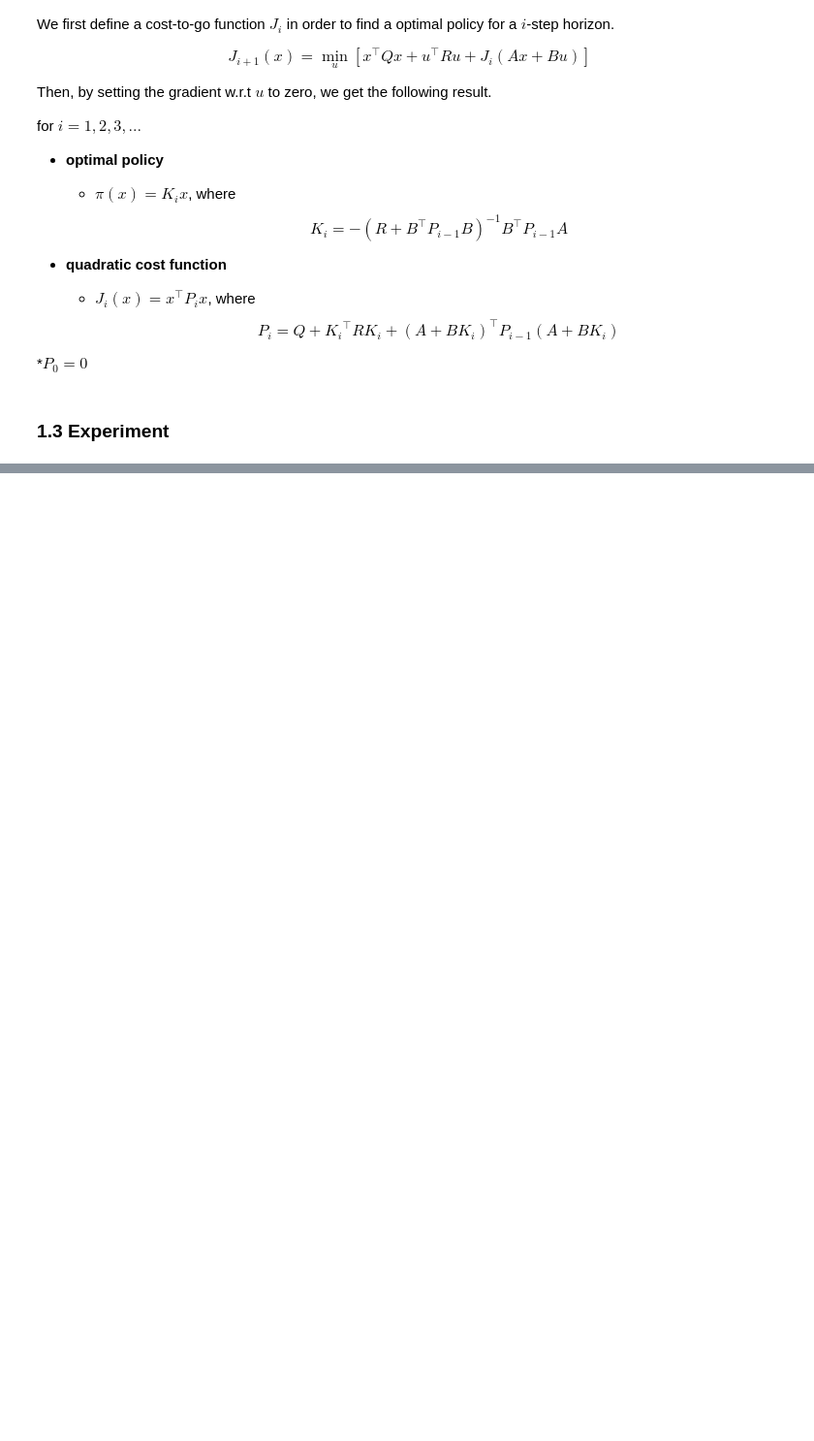
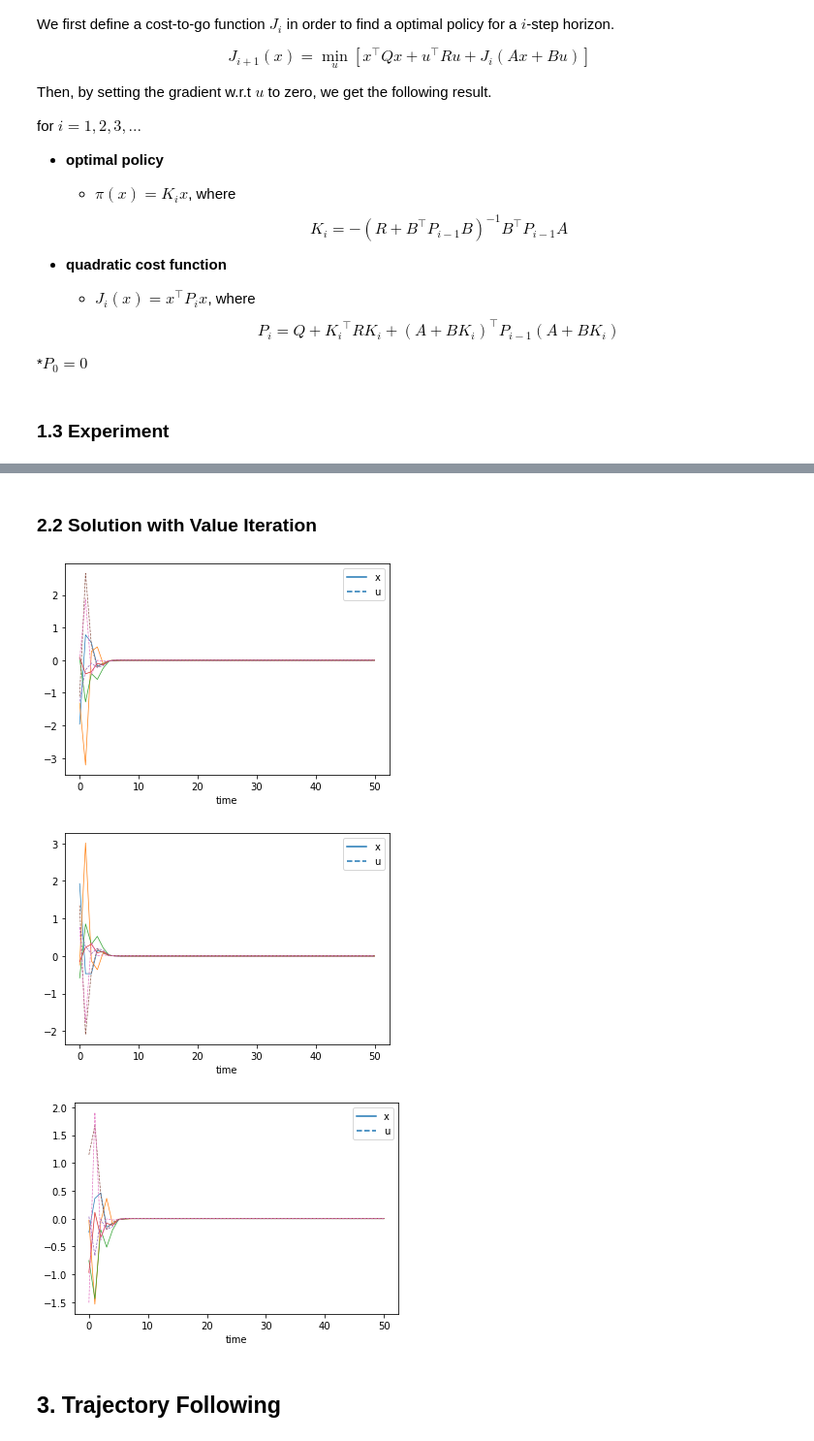
Before and after one commit to mj-hwang/control-miscellneous, a Jupyter notebook: LQR/LQR_iLQR.ipynb, the cells around one changed output, grey strips where cells are left out. Shown: that part at 97% size. Cells and saved outputs as stored; diff of their text form; code cells hidden in the pictures; blank space fills up the shorter version.

```diff
--- a/LQR/LQR_iLQR.ipynb
+++ b/LQR/LQR_iLQR.ipynb
@@ -71,0 +123,2 @@ def lqr_infinite(A, B, Q, R, s_dim=4, a_dim=3, threshold=1e-4):
+# %% [markdown]
+### 2.2 Solution with Value Iteration
@@ -71,0 +148,42 @@ def lqr_infinite(A, B, Q, R, s_dim=4, a_dim=3, threshold=1e-4):
+# %%
+T = 50
+A_lst = [np.array([[np.sin(t), -0.5049, 0.0299, 2.6544],
+              [2.3846, -0.2312, -0.1260, -0.7945],
+              [-0.0254, 0.4595, -0.0862, 2.1750],
+              [0.5172, 0.5060, 1.6579, -0.9407]]) for t in range(T)]
+B_lst = [np.array([[-0.7789, np.cos(t), -1.2076],
+              [0.4299, -1.6041, np.sin(t)],
+              [3*np.sin(t), 0.8302, 0.2295],
+              [-1.8465, np.cos(t), 0.3241]]) for t in range(T)]
+
+starting_states = np.array([[-1.9613, 1.9277, -0.2442],
+                            [-1.3127, -0.2406, -0.0260],
+                            [0.0698, -0.5860, -0.7522],
+                            [0.0935, -0.1524, -0.9680]])
+n_starting_states = starting_states.shape[1]
+
+K_lst, P_lst = lqr_finite(A_lst, B_lst, Q, R, T)
+
+def simulate(A_lst, B_lst, K_list, n_starting_states, T, noise=None):
+    for s in np.arange(n_starting_states):
+        x, u = np.zeros((K_list[0].shape[1], T+1)), np.zeros((K_list[0].shape[0], T+1))
+        x[:,0] = starting_states[:,s]
+        for t in np.arange(T):
+            u[:,t] = K_lst[T-t-1] @ x[:,t]
+            x[:,t+1] = A_lst[t] @ x[:,t] + B_lst[t] @ u[:,t]
+            if noise is not None:
+                x[:,t+1] += noise[:,t]
+        plt.plot(x.T, linewidth=.7)
+        plt.plot(np.squeeze(u.T), linewidth=.7, linestyle='--')
+        legend_elements = [Line2D([0], [0], label='x'),Line2D([0], [0], linestyle='--', label='u')]
+        plt.legend(handles=legend_elements)
+        plt.xlabel('time')
+        plt.show()
+
+simulate(A_lst, B_lst, K_lst, n_starting_states, T)
+# %% [output]
+[figure, added]
+[figure, added]
+[figure, added]
+# %% [markdown]
+## 3. Trajectory Following
```
Also changed, not shown: parts of 11 cells of this notebook.
